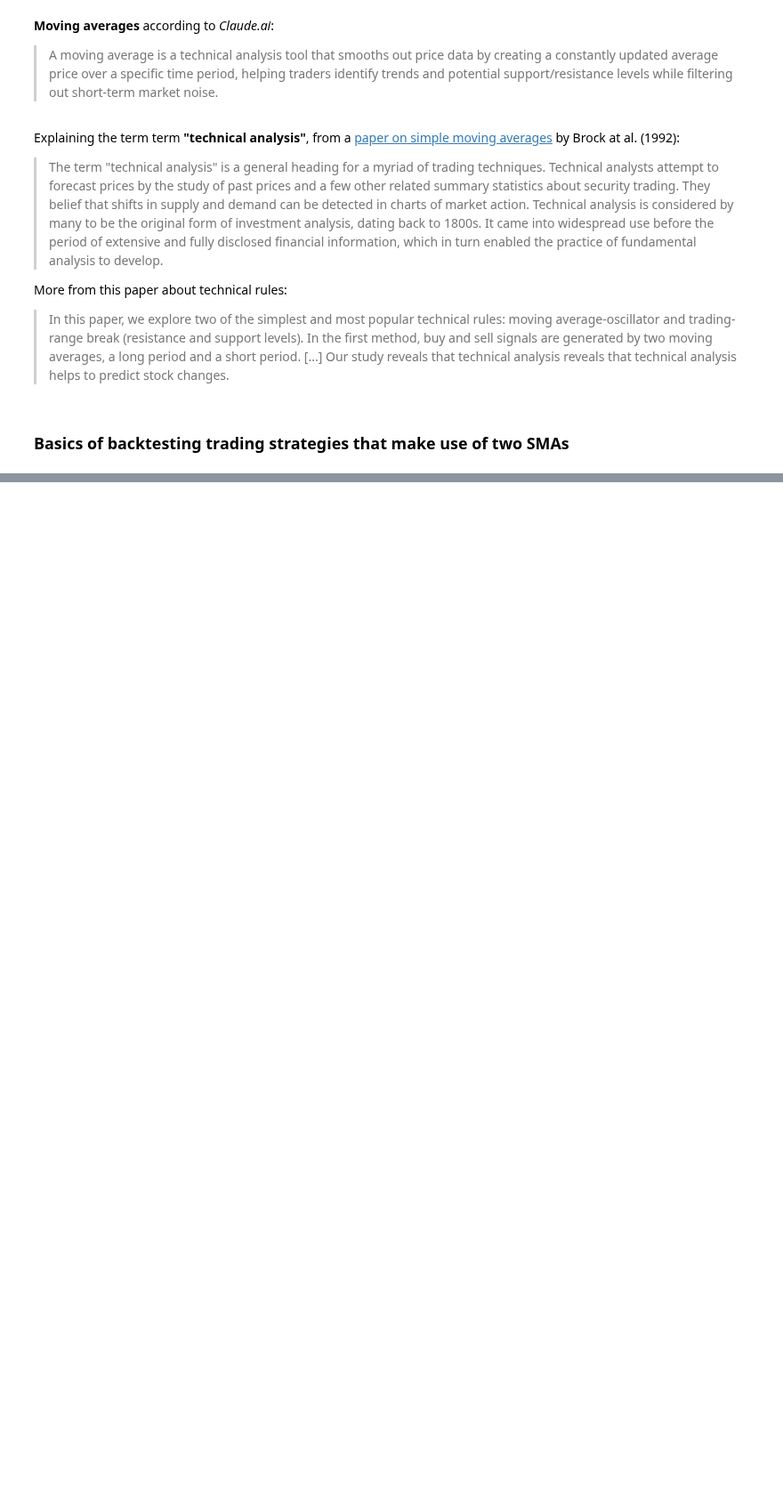
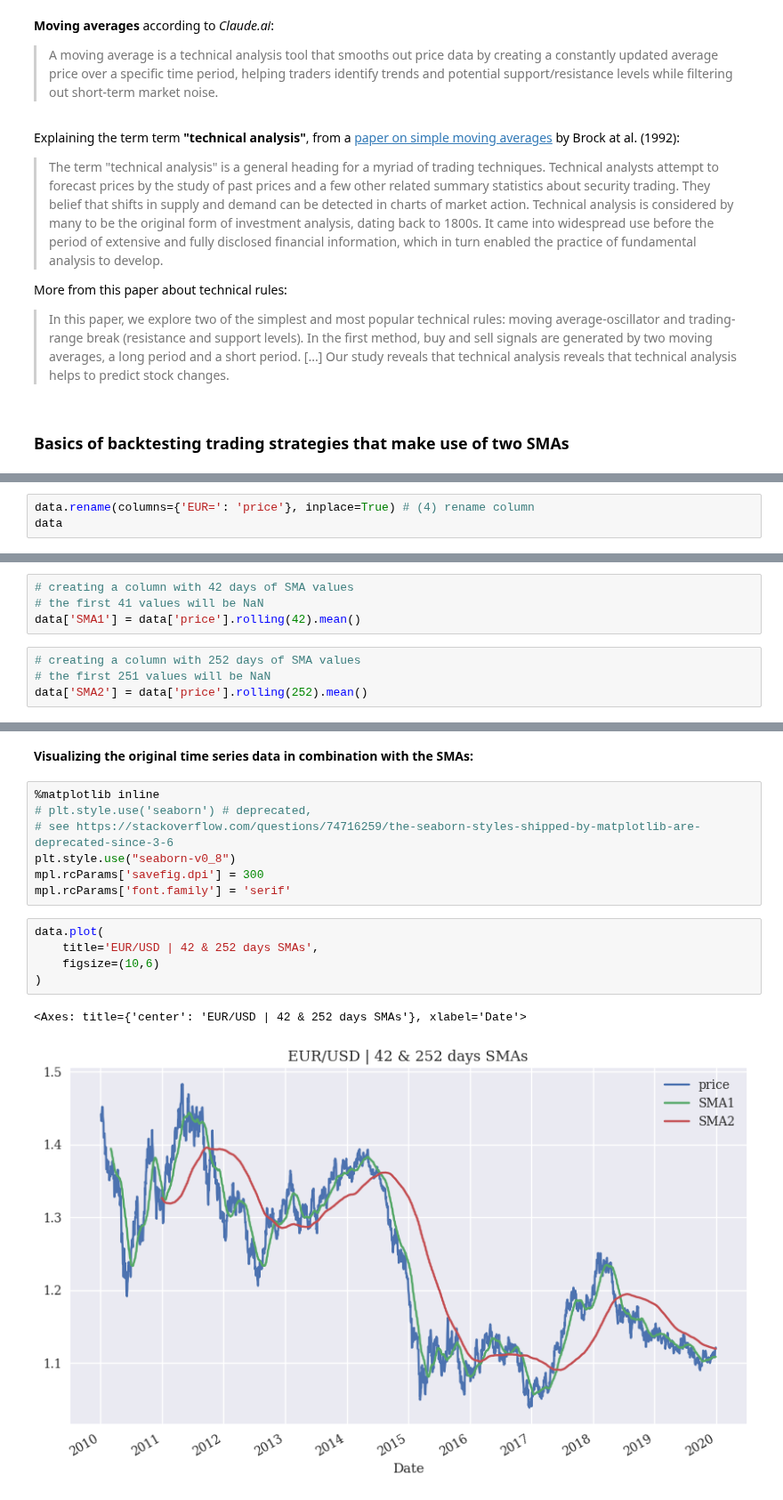
Before and after one commit to mindeleven/Analyzing-financial-data-with-python-and-rust, a Jupyter notebook: algorithmic_trading/algorithmic-trading-hilpisch/python_for_algorithmic_trading/ch04_Vectorized_Backtesting/02_moving_averages_strategies.ipynb, the cells around one changed output, grey strips where cells are left out. Shown at 89% size. Drawn from its saved outputs; the diff is of its cells as text; blank space fills up the shorter version.

Commit message:
Calculating and visualizing two SMAs

```diff
--- a/algorithmic_trading/algorithmic-trading-hilpisch/python_for_algorithmic_trading/ch04_Vectorized_Backtesting/02_moving_averages_strategies.ipynb
+++ b/algorithmic_trading/algorithmic-trading-hilpisch/python_for_algorithmic_trading/ch04_Vectorized_Backtesting/02_moving_averages_strategies.ipynb
@@ -16,0 +88,3 @@ More from this paper about technical rules:
+# %%
+data.rename(columns={'EUR=': 'price'}, inplace=True) # (4) rename column
+data
@@ -16,0 +123,8 @@ More from this paper about technical rules:
+# %%
+# creating a column with 42 days of SMA values
+# the first 41 values will be NaN
+data['SMA1'] = data['price'].rolling(42).mean()
+# %%
+# creating a column with 252 days of SMA values
+# the first 251 values will be NaN
+data['SMA2'] = data['price'].rolling(252).mean()
@@ -16,0 +141,17 @@ More from this paper about technical rules:
+# %% [markdown]
+__Visualizing the original time series data in combination with the SMAs:__
+# %%
+%matplotlib inline
+# plt.style.use('seaborn') # deprecated,
+# see https://stackoverflow.com/questions/74716259/the-seaborn-styles-shipped-by-matplotlib-are-deprecated-since-3-6
+plt.style.use("seaborn-v0_8")
+mpl.rcParams['savefig.dpi'] = 300
+mpl.rcParams['font.family'] = 'serif'
+# %%
+data.plot(
+    title='EUR/USD | 42 & 252 days SMAs',
+    figsize=(10,6)
+)
+# %% [output]
+<Axes: title={'center': 'EUR/USD | 42 & 252 days SMAs'}, xlabel='Date'>
+[figure, added]
```
Also changed, not shown: parts of 14 cells of this notebook.
